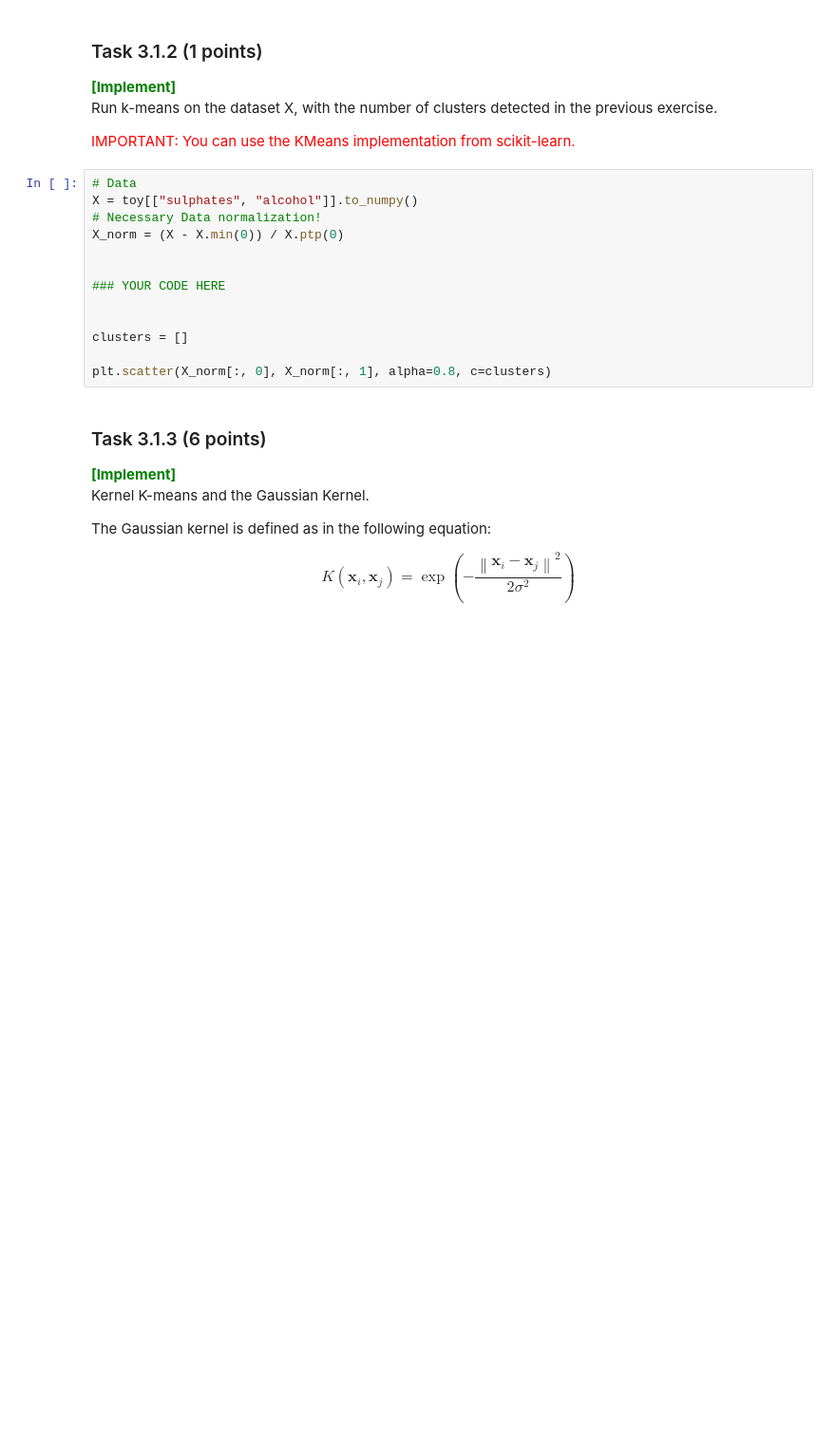
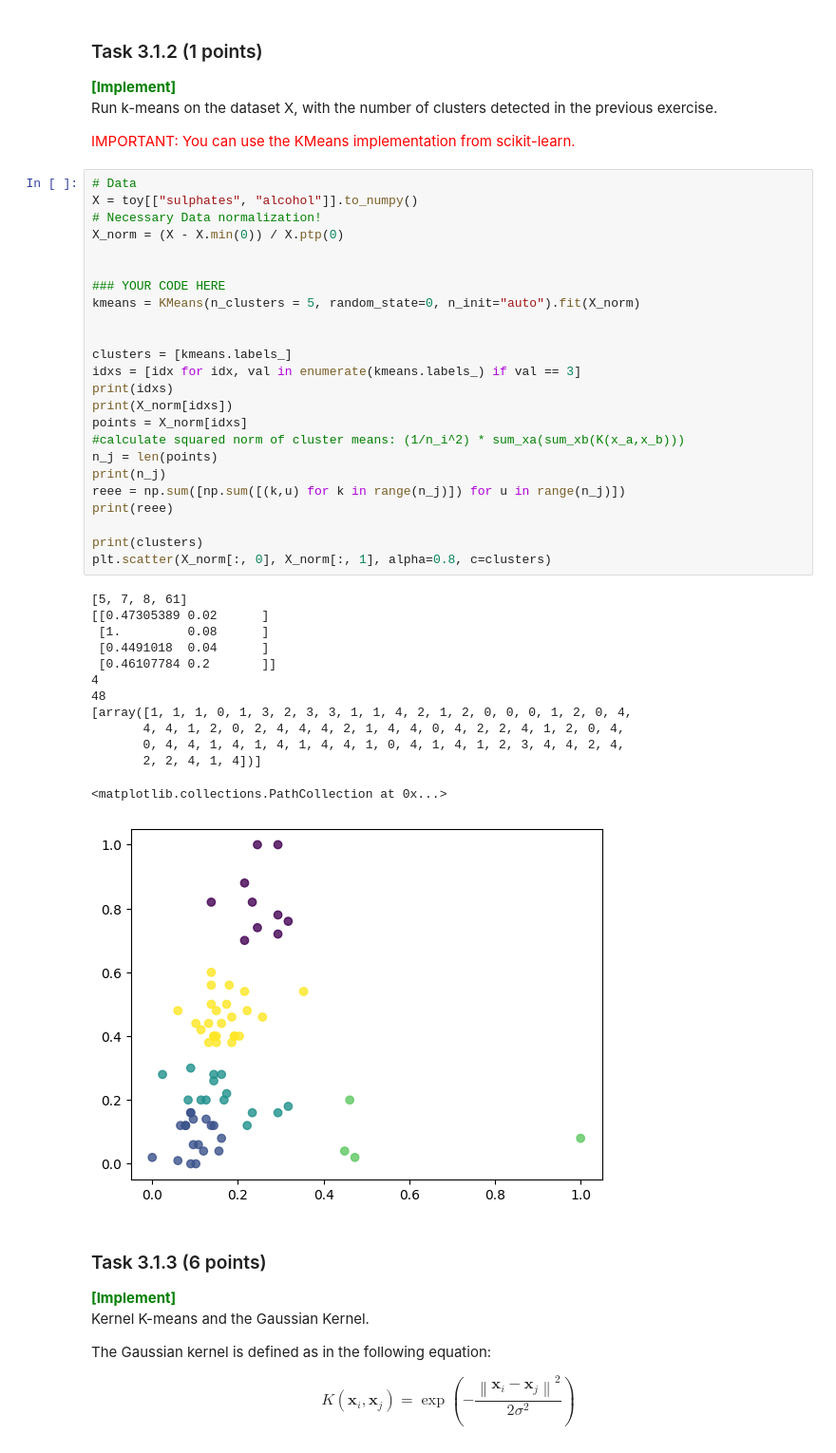
Before and after one commit to AnneKir/dm2023-exercises, a Jupyter notebook: handins/handin1.ipynb, the cells around one changed output. Shown at 95% size. Saved outputs shown, nothing was run; the diff lists cells and outputs as text; blank space fills up the shorter version.

```diff
--- a/handins/handin1.ipynb
+++ b/handins/handin1.ipynb
@@ -573,16 +597,41 @@ Run k-means on the dataset X, with the number of clusters detected in the previo
 # %%
 # Data
 X = toy[["sulphates", "alcohol"]].to_numpy()
 # Necessary Data normalization!
 X_norm = (X - X.min(0)) / X.ptp(0)
 
 
 ### YOUR CODE HERE
+kmeans = KMeans(n_clusters = 5, random_state=0, n_init="auto").fit(X_norm)
 
 
-clusters = []
+clusters = [kmeans.labels_]
+idxs = [idx for idx, val in enumerate(kmeans.labels_) if val == 3]
+print(idxs)
+print(X_norm[idxs])
+points = X_norm[idxs]
+#calculate squared norm of cluster means: (1/n_i^2) * sum_xa(sum_xb(K(x_a,x_b)))
+n_j = len(points)
+print(n_j)
+reee = np.sum([np.sum([(k,u) for k in range(n_j)]) for u in range(n_j)])
+print(reee)
 
+print(clusters)
 plt.scatter(X_norm[:, 0], X_norm[:, 1], alpha=0.8, c=clusters)
+# %% [output]
+[5, 7, 8, 61]
+[[0.47305389 0.02      ]
+ [1.         0.08      ]
+ [0.4491018  0.04      ]
+ [0.46107784 0.2       ]]
+4
+48
+[array([1, 1, 1, 0, 1, 3, 2, 3, 3, 1, 1, 4, 2, 1, 2, 0, 0, 0, 1, 2, 0, 4,
+       4, 4, 1, 2, 0, 2, 4, 4, 4, 2, 1, 4, 4, 0, 4, 2, 2, 4, 1, 2, 0, 4,
+       0, 4, 4, 1, 4, 1, 4, 1, 4, 4, 1, 0, 4, 1, 4, 1, 2, 3, 4, 4, 2, 4,
+       2, 2, 4, 1, 4])]
+<matplotlib.collections.PathCollection at 0x...>
+[figure, added]
 # %% [markdown]
 ### Task 3.1.3 (6 points)
 <span style='color: green'>**\[Implement\]**</span><br> Kernel K-means and the Gaussian Kernel.
```
Also changed, not shown: parts of 23 cells of this notebook, 1 other file.
